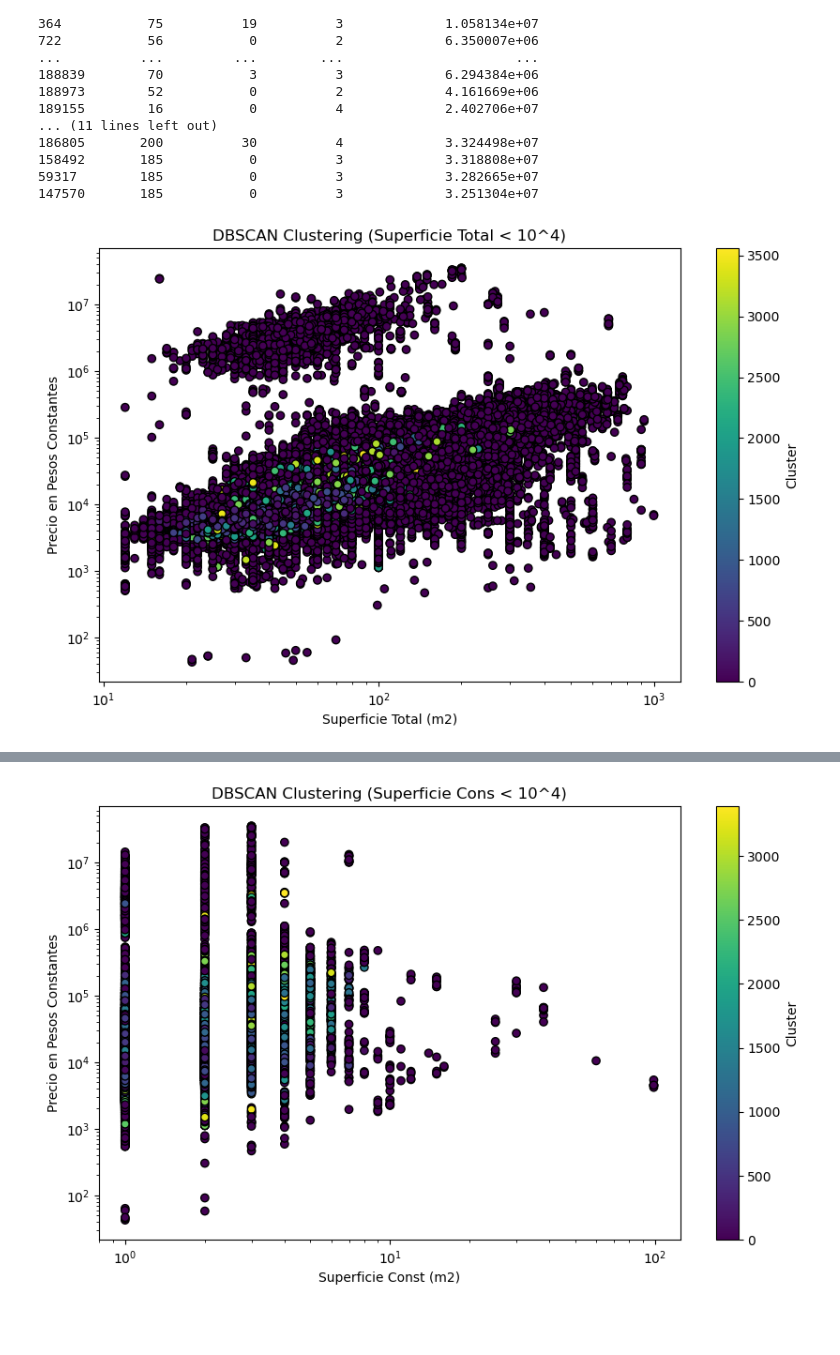
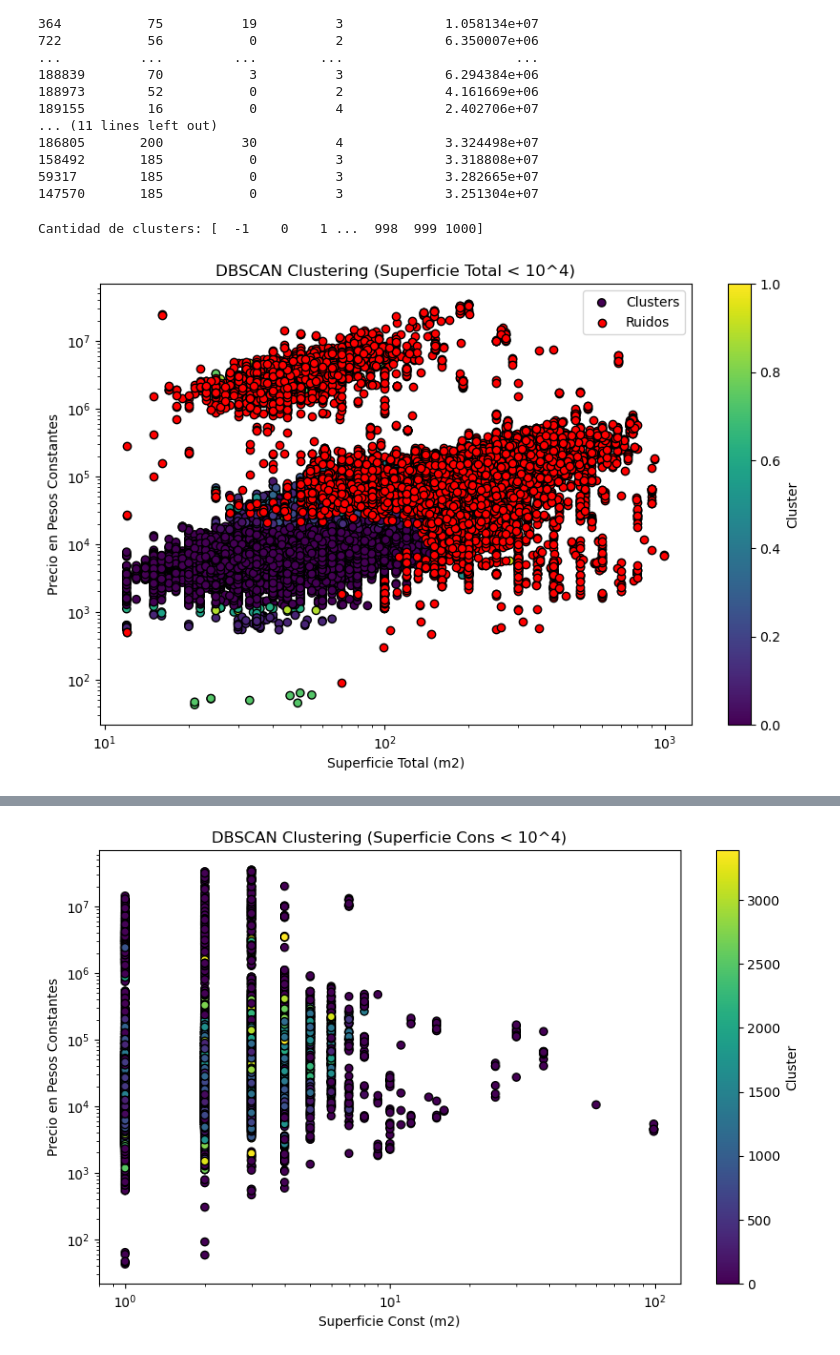
Before and after one commit to Ciror3/proyecto_final_Guerrero_Russi, a Jupyter notebook: notebooks/preprocesamiento.ipynb, the cells around one changed output, grey strips where cells are left out. Drawn from its saved outputs; the diff is of its cells as text; code cells hidden in the pictures; blank space fills up the shorter version.

```diff
--- a/notebooks/preprocesamiento.ipynb
+++ b/notebooks/preprocesamiento.ipynb
@@ -152,27 +154,40 @@ Estos son los datos de los outliers:
 # %%
 from sklearn.cluster import DBSCAN
 
 # Parámetros óptimos
-eps = 2  # Ajusta este valor según el gráfico de k-distancias
+eps = 30  # Ajusta este valor según el gráfico de k-distancias
 min_samples = 5
 X = train_procesado[['STotalM2', 'precio_pesos_constantes']]
 
 # Ejecutar DBSCAN
 dbscan = DBSCAN(eps=eps, min_samples=min_samples)
 labels = dbscan.fit_predict(X)
-
+print('Cantidad de clusters:', np.unique(labels))
 # Agregar etiquetas de cluster a los datos
 train_procesado['cluster'] = labels
 
+
 # Graficar los datos filtrados
 plt.figure(figsize=(10, 6))
-plt.scatter(train_procesado['STotalM2'], train_procesado['precio_pesos_constantes'], c=train_procesado['cluster'], cmap='viridis', marker='o', edgecolor='k')
+
+# Graficar los puntos normales
+plt.scatter(train_procesado[train_procesado['cluster'] != -1]['STotalM2'],
+            train_procesado[train_procesado['cluster'] != -1]['precio_pesos_constantes'],
+            c=train_procesado[train_procesado['cluster'] != -1]['cluster'], cmap='viridis', marker='o', edgecolor='k', label='Clusters')
+
+# Graficar los ruidos
+plt.scatter(train_procesado[train_procesado['cluster'] == -1]['STotalM2'],
+            train_procesado[train_procesado['cluster'] == -1]['precio_pesos_constantes'],
+            color='red', marker='o', edgecolor='k', label='Ruidos')
+
 plt.xlabel('Superficie Total (m2)')
 plt.ylabel('Precio en Pesos Constantes')
 plt.title('DBSCAN Clustering (Superficie Total < 10^4)')
 plt.colorbar(label='Cluster')
 plt.xscale('log')
 plt.yscale('log')
+plt.legend()
 plt.show()
 # %% [output]
+Cantidad de clusters: [  -1    0    1 ...  998  999 1000]
-[figure, old version]
+[figure, new version]
```
Also changed, not shown: parts of 3 cells of this notebook, 1 other file.
